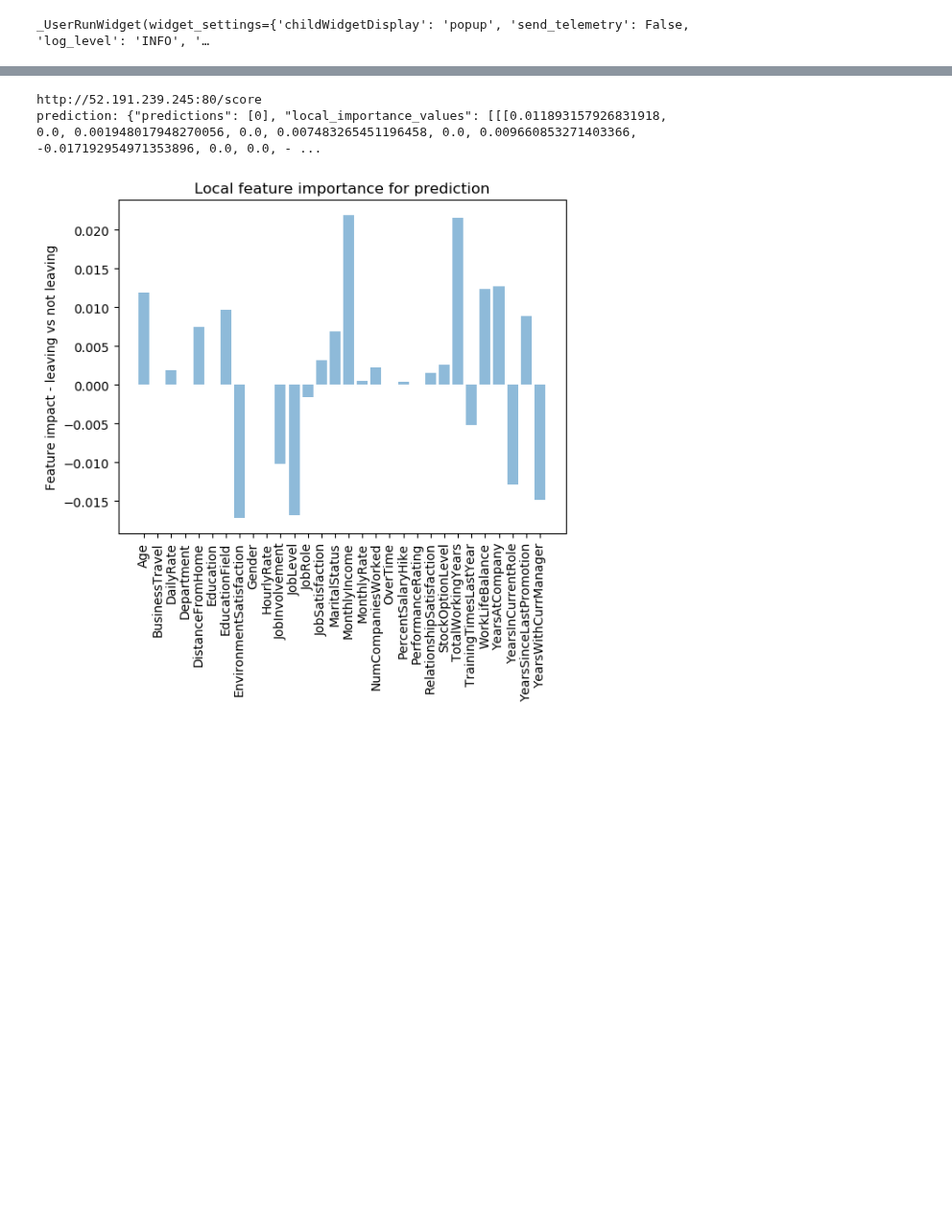
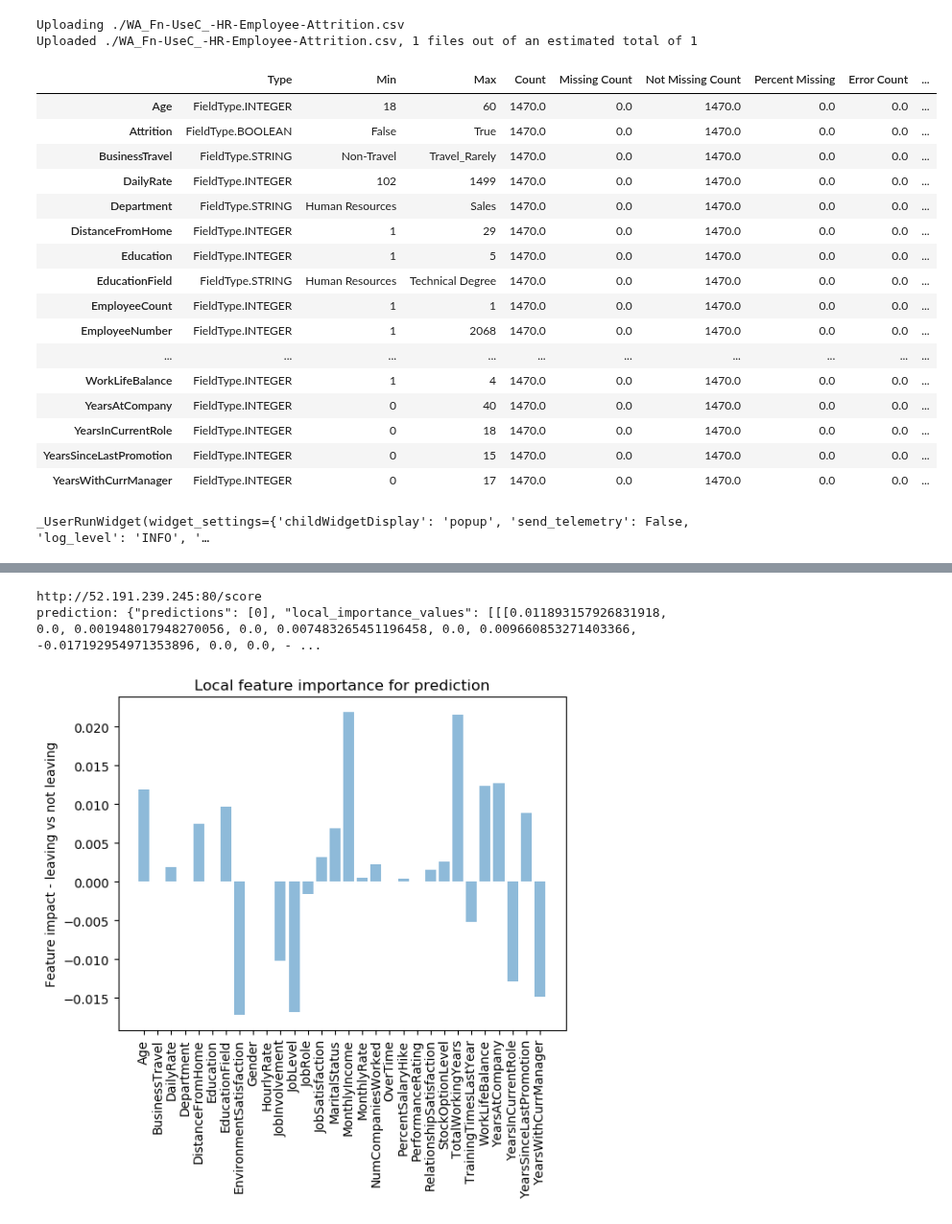
Before and after one commit to microsoft/MLOps, a Jupyter notebook: examples/explainability/train-deploy-explainer.ipynb, the cells around one changed output, grey strips where cells are left out. Shown at 96% size. Saved outputs shown, nothing was run; the diff lists cells and outputs as text; code cells hidden in the pictures; blank space fills up the shorter version.

```diff
--- a/examples/explainability/train-deploy-explainer.ipynb
+++ b/examples/explainability/train-deploy-explainer.ipynb
@@ -14,9 +50,4 @@ from azureml.widgets import RunDetails
 from azureml.core import Workspace
 
 ws = Workspace.from_config()
-runconfig = RunConfiguration.load('.','explain')
-src = ScriptRunConfig(source_directory='.',script='train_explain.py',run_config=runconfig)
-run = Experiment(ws,'generate-attrition-explainer').submit(src)
-RunDetails(run).show()
+print(ws.get_details())
-# %% [output]
-_UserRunWidget(widget_settings={'childWidgetDisplay': 'popup', 'send_telemetry': False, 'log_level': 'INFO', '…
@@ -22,0 +56,37 @@ _UserRunWidget(widget_settings={'childWidgetDisplay': 'popup', 'send_telemetry':
+# %%
+import azureml.core
+import pandas as pd
+import logging
+import os
+import shutil
+from azureml.core import Workspace, Datastore, Dataset
+
+datastore = ws.get_default_datastore()
+datastore.upload_files(files=['./WA_Fn-UseC_-HR-Employee-Attrition.csv'],
+                       target_path='employee-attrition-datasets/',
+                       overwrite=True,
+                       show_progress=True)
+
+dataset = Dataset.auto_read_files(path=datastore.path('employee-attrition-datasets/WA_Fn-UseC_-HR-Employee-Attrition.csv'))
+dataset.get_profile()
+dataset.
+# %% [output]
+Uploading ./WA_Fn-UseC_-HR-Employee-Attrition.csv
+Uploaded ./WA_Fn-UseC_-HR-Employee-Attrition.csv, 1 files out of an estimated total of 1
+|  | Type | Min | Max | Count | Missing Count | Not Missing Count | Percent Missing | Error Count | ... |
+| Age | FieldType.INTEGER | 18 | 60 | 1470.0 | 0.0 | 1470.0 | 0.0 | 0.0 | ... |
+| Attrition | FieldType.BOOLEAN | False | True | 1470.0 | 0.0 | 1470.0 | 0.0 | 0.0 | ... |
+| BusinessTravel | FieldType.STRING | Non-Travel | Travel_Rarely | 1470.0 | 0.0 | 1470.0 | 0.0 | 0.0 | ... |
+| DailyRate | FieldType.INTEGER | 102 | 1499 | 1470.0 | 0.0 | 1470.0 | 0.0 | 0.0 | ... |
+| Department | FieldType.STRING | Human Resources | Sales | 1470.0 | 0.0 | 1470.0 | 0.0 | 0.0 | ... |
+| DistanceFromHome | FieldType.INTEGER | 1 | 29 | 1470.0 | 0.0 | 1470.0 | 0.0 | 0.0 | ... |
+| Education | FieldType.INTEGER | 1 | 5 | 1470.0 | 0.0 | 1470.0 | 0.0 | 0.0 | ... |
+| EducationField | FieldType.STRING | Human Resources | Technical Degree | 1470.0 | 0.0 | 1470.0 | 0.0 | 0.0 | ... |
+| EmployeeCount | FieldType.INTEGER | 1 | 1 | 1470.0 | 0.0 | 1470.0 | 0.0 | 0.0 | ... |
+| EmployeeNumber | FieldType.INTEGER | 1 | 2068 | 1470.0 | 0.0 | 1470.0 | 0.0 | 0.0 | ... |
+| ... | ... | ... | ... | ... | ... | ... | ... | ... | ... |
+| WorkLifeBalance | FieldType.INTEGER | 1 | 4 | 1470.0 | 0.0 | 1470.0 | 0.0 | 0.0 | ... |
+| YearsAtCompany | FieldType.INTEGER | 0 | 40 | 1470.0 | 0.0 | 1470.0 | 0.0 | 0.0 | ... |
+| YearsInCurrentRole | FieldType.INTEGER | 0 | 18 | 1470.0 | 0.0 | 1470.0 | 0.0 | 0.0 | ... |
+| YearsSinceLastPromotion | FieldType.INTEGER | 0 | 15 | 1470.0 | 0.0 | 1470.0 | 0.0 | 0.0 | ... |
+| YearsWithCurrManager | FieldType.INTEGER | 0 | 17 | 1470.0 | 0.0 | 1470.0 | 0.0 | 0.0 | ... |
@@ -22,0 +105,9 @@ _UserRunWidget(widget_settings={'childWidgetDisplay': 'popup', 'send_telemetry':
+# %%
+
+runconfig = RunConfiguration.load('.','explain')
+src = ScriptRunConfig(source_directory='.',script='train_explain.py',run_config=runconfig)
+#run = Experiment(ws,'generate-attrition-explainer').submit(src)
+run = Run(Experiment(ws,'generate-attrition-explainer'),'generate-attrition-explainer_1557231986_622dedd8')
+RunDetails(run).show()
+# %% [output]
+_UserRunWidget(widget_settings={'childWidgetDisplay': 'popup', 'send_telemetry': False, 'log_level': 'INFO', '…
```
Also changed, not shown: parts of 12 cells of this notebook.
